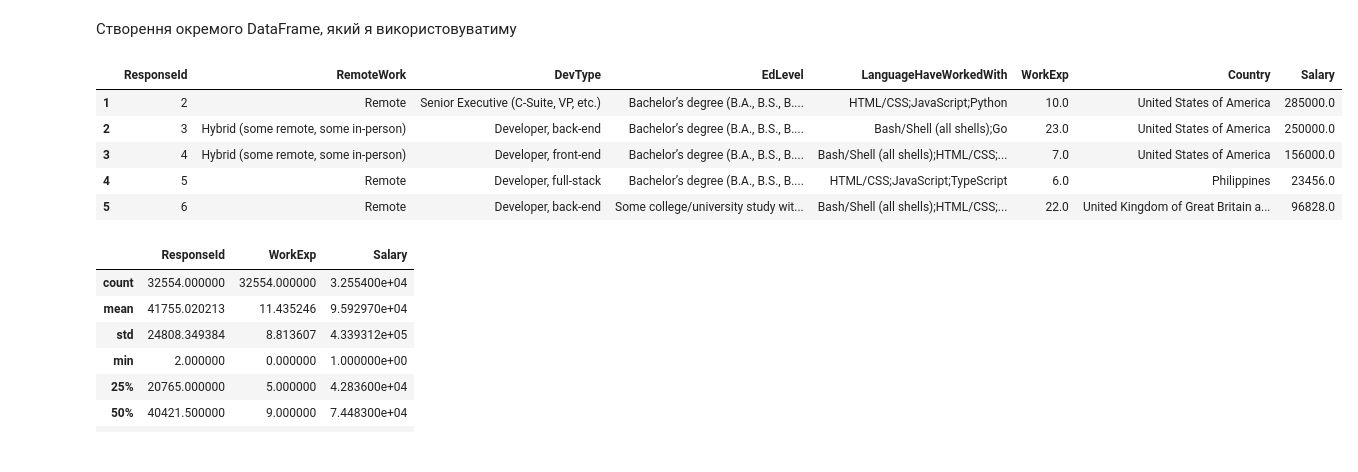
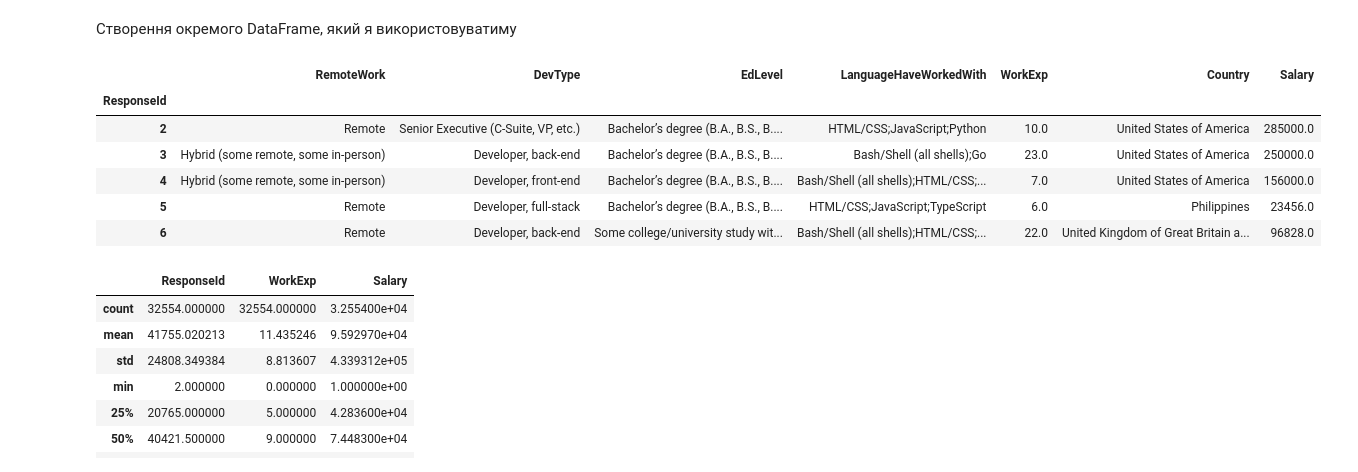
Before and after one commit to anonjustchillin/MachineLearning_labs, a Jupyter notebook: lin_reg_task/task2.ipynb, the cells around one changed output. Saved outputs shown, nothing was run; the diff lists cells and outputs as text; code cells hidden in the pictures.

```diff
--- a/lin_reg_task/task2.ipynb
+++ b/lin_reg_task/task2.ipynb
@@ -61,18 +61,20 @@ Length: 84, dtype: int64
 # %% [markdown]
 Створення окремого DataFrame, який я використовуватиму
 # %%
-df = dataset[['ResponseId', 'RemoteWork', 'DevType', 'EdLevel', 'LanguageHaveWorkedWith', 'WorkExp', 'Country', 'ConvertedCompYearly']]
+df = dataset[['RemoteWork', 'DevType', 'EdLevel', 'LanguageHaveWorkedWith', 'WorkExp', 'Country', 'ConvertedCompYearly']]
+df.index = dataset.ResponseId
 df = df.dropna()
 df['EdLevel'] = df['EdLevel'].astype('category')
 df.rename({'ConvertedCompYearly': 'Salary'}, axis=1, inplace=True)
 df.head()
 # %% [output]
-|  | ResponseId | RemoteWork | DevType | EdLevel | LanguageHaveWorkedWith | WorkExp | Country | Salary |
-| 1 | 2 | Remote | Senior Executive (C-Suite, VP, etc.) | Bachelor’s degree (B.A., B.S., B.... | HTML/CSS;JavaScript;Python | 10.0 | United States of America | 285000.0 |
-| 2 | 3 | Hybrid (some remote, some in-person) | Developer, back-end | Bachelor’s degree (B.A., B.S., B.... | Bash/Shell (all shells);Go | 23.0 | United States of America | 250000.0 |
-| 3 | 4 | Hybrid (some remote, some in-person) | Developer, front-end | Bachelor’s degree (B.A., B.S., B.... | Bash/Shell (all shells);HTML/CSS;... | 7.0 | United States of America | 156000.0 |
-| 4 | 5 | Remote | Developer, full-stack | Bachelor’s degree (B.A., B.S., B.... | HTML/CSS;JavaScript;TypeScript | 6.0 | Philippines | 23456.0 |
-| 5 | 6 | Remote | Developer, back-end | Some college/university study wit... | Bash/Shell (all shells);HTML/CSS;... | 22.0 | United Kingdom of Great Britain a... | 96828.0 |
+|  | RemoteWork | DevType | EdLevel | LanguageHaveWorkedWith | WorkExp | Country | Salary |
+| ResponseId |  |  |  |  |  |  |  |
+| 2 | Remote | Senior Executive (C-Suite, VP, etc.) | Bachelor’s degree (B.A., B.S., B.... | HTML/CSS;JavaScript;Python | 10.0 | United States of America | 285000.0 |
+| 3 | Hybrid (some remote, some in-person) | Developer, back-end | Bachelor’s degree (B.A., B.S., B.... | Bash/Shell (all shells);Go | 23.0 | United States of America | 250000.0 |
+| 4 | Hybrid (some remote, some in-person) | Developer, front-end | Bachelor’s degree (B.A., B.S., B.... | Bash/Shell (all shells);HTML/CSS;... | 7.0 | United States of America | 156000.0 |
+| 5 | Remote | Developer, full-stack | Bachelor’s degree (B.A., B.S., B.... | HTML/CSS;JavaScript;TypeScript | 6.0 | Philippines | 23456.0 |
+| 6 | Remote | Developer, back-end | Some college/university study wit... | Bash/Shell (all shells);HTML/CSS;... | 22.0 | United Kingdom of Great Britain a... | 96828.0 |
 # %%
 df.describe()
 # %% [output]
```
Also changed, not shown: 1 other file.
